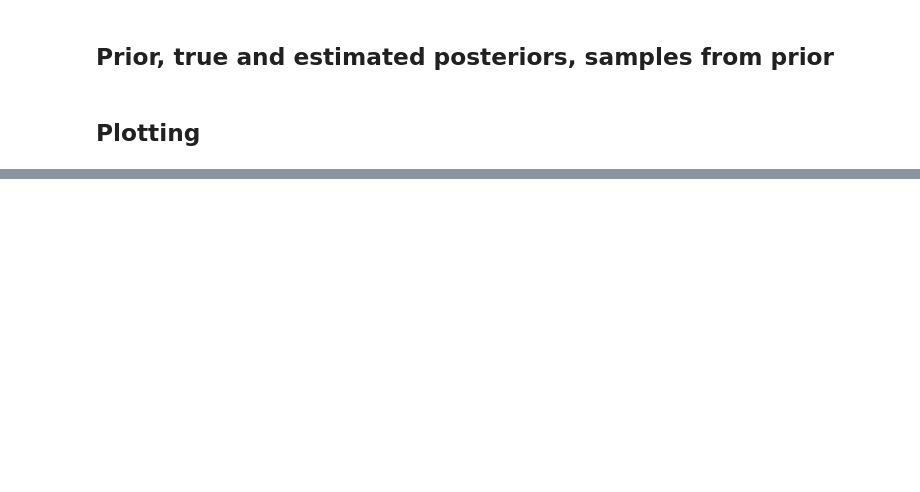
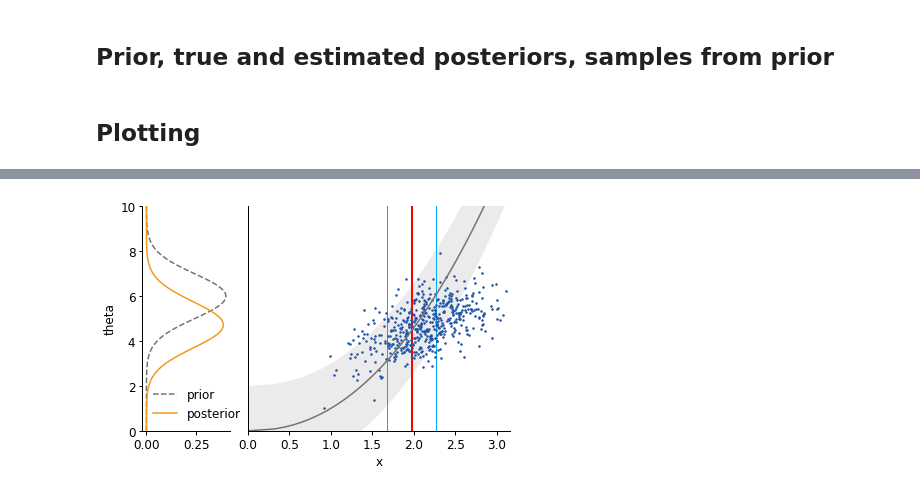
Before and after one commit to mackelab/lfi-experiments, a Jupyter notebook: notebooks/sqrt.ipynb, the cells around one changed output, grey strips where cells are left out. Cells and saved outputs as stored; diff of their text form; code cells hidden in the pictures; blank space fills up the shorter version.

Commit message:
artificial example

```diff
--- a/notebooks/sqrt.ipynb
+++ b/notebooks/sqrt.ipynb
@@ -69,7 +69,7 @@ def log_qw(theta,mu_grid,eps_grid):
     return np.log(qw(theta,mu_grid,eps_grid))
 
 # approximate Lw using MC integration with n steps
-def Lw_approx(prior_mean,eta,sigma,x0,eps,mu_grid,eps_grid,n = 1000):
+def Lw_approx(prior_mean,eta,sigma,x0,eps,mu_grid,eps_grid,n = 10000):
     thetas = np.random.normal(prior_mean, eta, size=n)
     xes = np.random.normal(np.sqrt(thetas), sigma)
 
@@ -90,14 +90,14 @@ def max_Lw(prior_mean,eta,sigma,x0,eps,mu_grid,eps_grid):
 prior_cov=1.0
 prior_mean=5.0
 noise_cov=0.1
-eps = 0.2
+eps = 0.3
 
 n_brut = 100
 mu_grid = np.linspace(0.01, 10, n_brut)
 eps_grid = np.linspace(0.01, 5, n_brut)
 
 lims = np.array([[0],[10]])
-n_grid = 5
+n_grid = 30
 yy = np.linspace(lims[0], lims[1], n_grid)
 
 mu_brut_post = 0.*yy
@@ -106,7 +106,7 @@ xx = 0.*yy
 x0_grid = np.sqrt(yy)
 for i in range(n_grid):
     print(i)
-    _, mu_brut_post1, eps_brut_post1 = max_Lw(prior_mean,prior_cov,noise_cov
+    LW, mu_brut_post1, eps_brut_post1 = max_Lw(prior_mean,prior_cov,noise_cov
                                                 ,x0_grid[i],eps, mu_grid, eps_grid)
     mu_brut_post[i] = mu_brut_post1
     eps_brut_post[i] = eps_brut_post1
@@ -202,0 +191,88 @@ plt.plot(xc,xc*xc)
+# %%
+prior_cov=1.0
+prior_mean=5.0
+noise_cov=0.1
+eps = 0.3
+
+
+lims = np.array([[0],[10]])
+n_grid_art = 100
+yy_art = np.linspace(lims[0], lims[1], n_grid_art)
+
+mu_brut_post_art = 0.*yy_art
+eps_brut_post_art = 0.*yy_art
+xx_art = 0.*yy_art
+x0_grid_art = np.sqrt(yy_art)
+
+# sampling from estimated posterior and running forward model
+n_samp = 500
+theta_samp = np.zeros(n_samp)
+x_samp = np.zeros(n_samp)
+for i in range(n_samp):
+    theta_samp[i] = posterior.gen(1).reshape(-1)
+    x_samp[i] = forward_model(np.array([theta_samp[i]]))
+
+# contour values for prior, true posterior and estimated posterior
+pp_prior_art = 0.*yy_art
+pp_true_art = np.tile(0.*yy_art,(len(x0_grid_art),1))
+pp_estimated_art = np.tile(0.*yy_art,(len(sims),1))
+for i in range(n_grid_art):
+    for j in range(len(sims)):
+        posterior1 = l_posteriors[j][1]
+        pp_estimated_art[j,i] = posterior1.eval(np.array([[yy_art[i]]]), log=False)
+
+#     pp_true_art[i,:] = gauss1D(yy_art,mu_brut_post[i],eps_brut_post[i])
+
+# shifted true prior
+yy_art2 = np.linspace(lims[0]-1, lims[1]-1, n_grid_art)
+for i in range(n_grid_art):
+    pp_prior_art[i] = true_prior.eval(np.array([[yy_art2[i]]]), log=False)
+
+# plotting
+fig = plt.figure()
+ax = plt.subplot()
+
+col_0 = (35/255,86/255,167/255)
+col_1 = (0, 174/255,239/255)
+col_2 = (244/255, 152/255, 25/255)
+
+gs = mpl.gridspec.GridSpec(1, 2, width_ratios=[1, 3])
+
+ax = plt.subplot(gs[0])
+plt.plot(pp_prior_art,yy_art,'--',color='0.45', label='prior')
+plt.plot(pp_estimated_art[len(sims)-1,:],yy_art,color=col_2, label='posterior')
+ax.set_ylim(lims)
+plt.ylabel('theta')
+# plt.legend(bbox_to_anchor=(0, 1), loc='upper right')
+plt.legend()
+
+ax = plt.subplot(gs[1])
+lims1 = np.array([[np.sqrt(lims[0,0]),np.sqrt(lims[1,0])],[lims[0,0],lims[1,0]]])
+plt.plot(x_samp, theta_samp,'.',color=col_0)
+# ax.imshow(-pp_true_art,origin='lower',cmap='gray',
+#           extent=[lims1[0, 0],lims1[0, 1],lims1[1 ,0],lims1[1 ,1]],
+#           aspect='auto', interpolation='none')
+
+plt.plot(x0_grid_art, yy_art**1.1, color = '0.45', label='true posterior')
+plt.fill_between(x0_grid_art,yy_art**1.1-2,
+                 yy_art**1.1+2,
+                 facecolor='0.75',
+                 alpha=0.3)
+
+# plt.plot(x0_grid_art, x0_grid_art**2, color = '0.45', label='true posterior')
+ax.vlines(obs_stats, 0, ax.get_ylim()[1], lw=2, color='r')
+
+ax.vlines(obs_stats-eps, 0, ax.get_ylim()[1], lw=1, color=col_1)
+ax.vlines(obs_stats+eps, 0, ax.get_ylim()[1], lw=1, color=col_1)
+
+ax.set_xlim(np.sqrt(lims))
+ax.set_ylim(lims)
+ax.set_yticks([])
+plt.xlabel('x')
+
+plt.tight_layout()
+
+plt.savefig('fig1b_artificial.pdf')
+plt.show()
+# %% [output]
+[figure, added]
```
Also changed, not shown: parts of 11 cells of this notebook.
